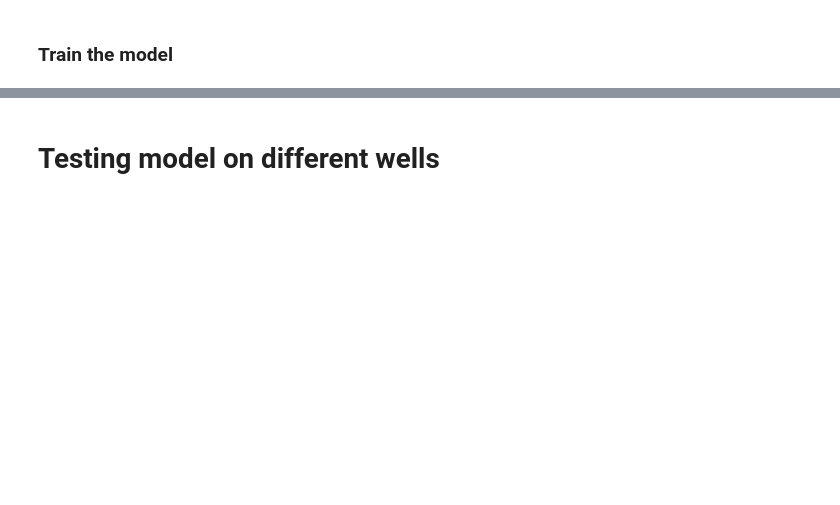
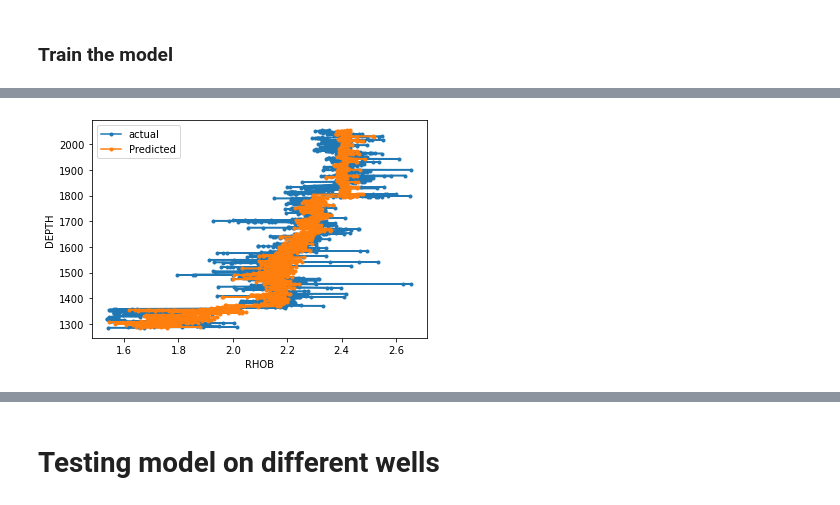
Before and after one commit to dernestbank/Lithology-Log-prediction-, a Jupyter notebook: ANN Comparing models.ipynb, the cells around one changed output, grey strips where cells are left out. Drawn from its saved outputs; the diff is of its cells as text; code cells hidden in the pictures; blank space fills up the shorter version.

Commit message:
all three models predict diff  wells

```diff
--- a/ANN Comparing models.ipynb
+++ b/ANN Comparing models.ipynb
@@ -266,22 +328,24 @@ plotScatter(train_target_actual,train_target_predicted)
 # %%
 # A function to plot the predicted and actual target against a similar DEPTH using the test data(at validation)
 
 
 test_target_actual=test_target
 
 test_target_predicted = myFFBP.predict(test_input).flatten() ##Flattening converts multidimensional lists into one-dimensional lists
 
 
 def plot_Scatter(target1, test_predict):
-    plt.scatter(target1, test_input['DEPTH'],  label='actual')
-    plt.scatter( test_predict,  test_input['DEPTH'], label='Predicted')
+    plt.plot(target1, test_input['DEPTH'],'.-' , label='actual')
+    plt.plot( test_predict,  test_input['DEPTH'],'.-', label='Predicted')
     plt.xlabel('RHOB')
     plt.ylabel('DEPTH')
     plt.legend()
 
 
 
 plot_Scatter(test_target_actual,test_target_predicted)
+# %% [output]
+[figure, added]
 # %%
 # Plot regression between predicted and actual (Validation)
 # test_predictions = dnn_model.predict(test_input).flatten()
```
Also changed, not shown: parts of 28 cells of this notebook, 2 other files.
